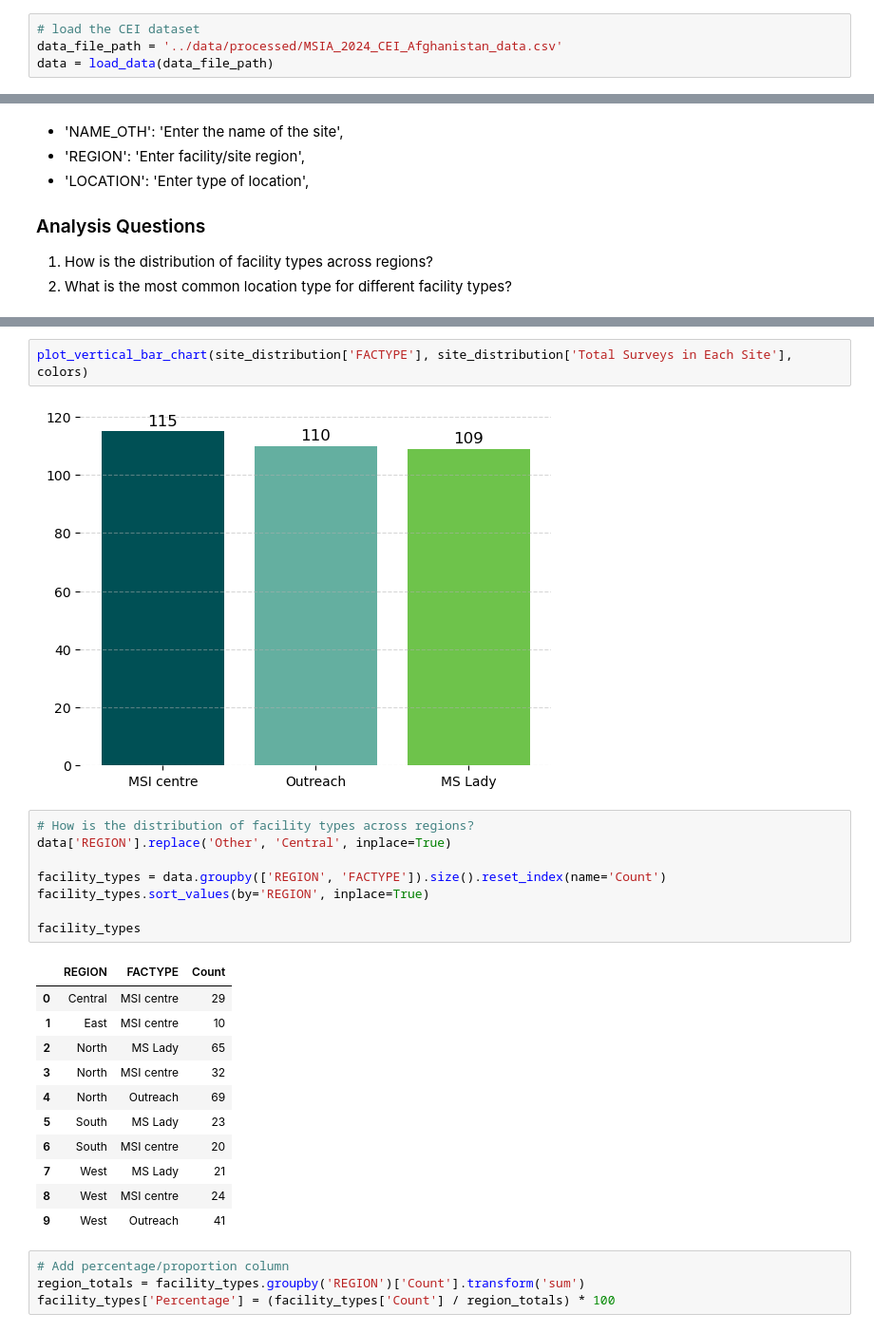
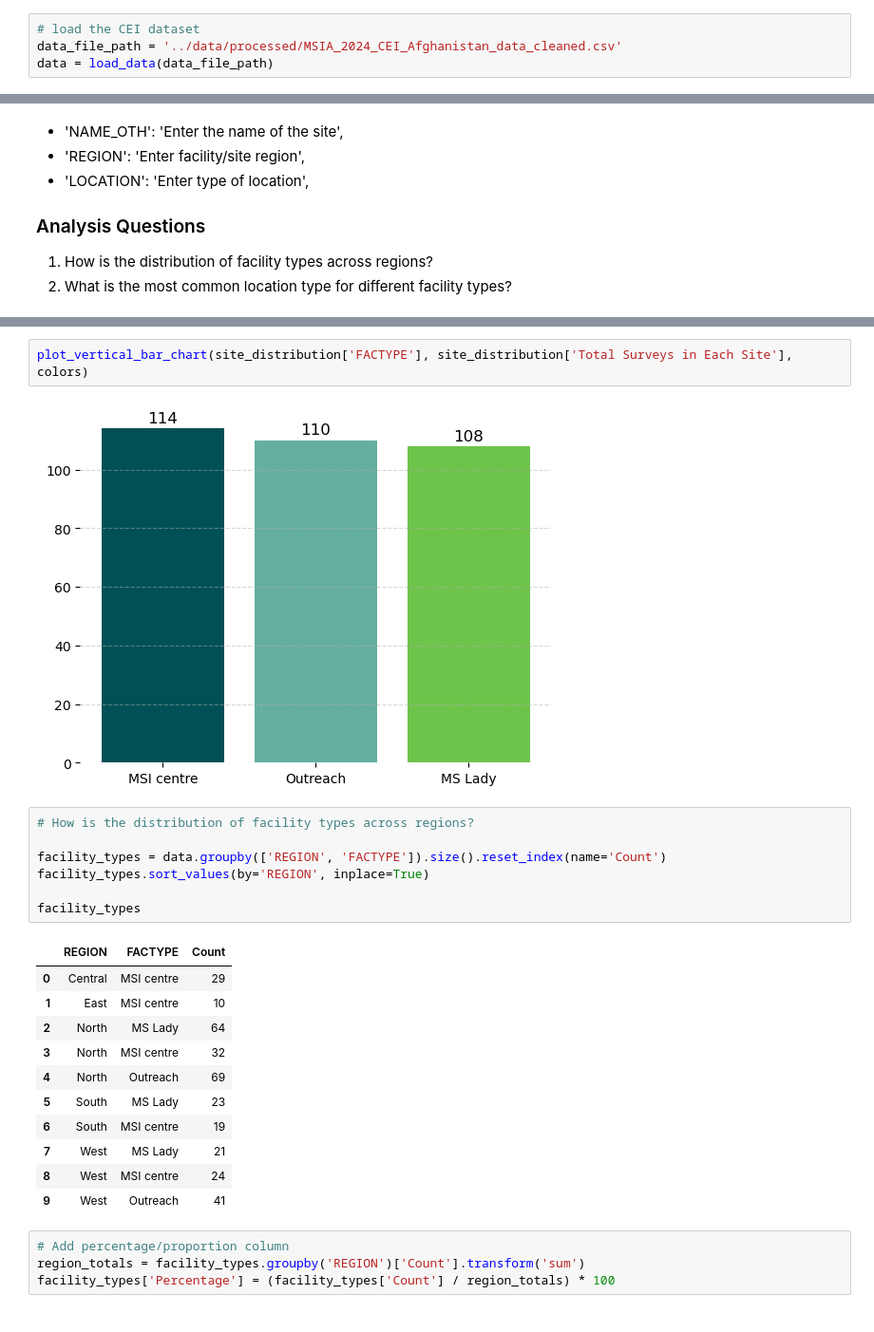
Before and after one commit to Mirwais-Farahi/MSIHealthServiceAnalytics, a Jupyter notebook: notebooks/02_data_analysis.ipynb, the cells around one changed output, grey strips where cells are left out. Shown at 95% size. Drawn from its saved outputs; the diff is of its cells as text.

```diff
--- a/notebooks/02_data_analysis.ipynb
+++ b/notebooks/02_data_analysis.ipynb
@@ -29,7 +32,7 @@ display()
 Display All Columns Feature Activated
 # %%
 # load the CEI dataset
-data_file_path = '../data/processed/MSIA_2024_CEI_Afghanistan_data.csv'
+data_file_path = '../data/processed/MSIA_2024_CEI_Afghanistan_data_cleaned.csv'
 data = load_data(data_file_path)
 # %%
 # Read labels stata file
@@ -122,24 +125,23 @@ site_distribution
 # %%
 plot_vertical_bar_chart(site_distribution['FACTYPE'], site_distribution['Total Surveys in Each Site'], colors)
 # %% [output]
-[figure, old version]
+[figure, new version]
 # %%
 # How is the distribution of facility types across regions?
-data['REGION'].replace('Other', 'Central', inplace=True)
 
 facility_types = data.groupby(['REGION', 'FACTYPE']).size().reset_index(name='Count')
 facility_types.sort_values(by='REGION', inplace=True)
 
 facility_types
 # %% [output]
 |  | REGION | FACTYPE | Count |
 | 0 | Central | MSI centre | 29 |
 | 1 | East | MSI centre | 10 |
-| 2 | North | MS Lady | 65 |
+| 2 | North | MS Lady | 64 |
 | 3 | North | MSI centre | 32 |
 | 4 | North | Outreach | 69 |
 | 5 | South | MS Lady | 23 |
-| 6 | South | MSI centre | 20 |
+| 6 | South | MSI centre | 19 |
 | 7 | West | MS Lady | 21 |
 | 8 | West | MSI centre | 24 |
 | 9 | West | Outreach | 41 |
```
Also changed, not shown: parts of 25 cells of this notebook, 1 other file.
